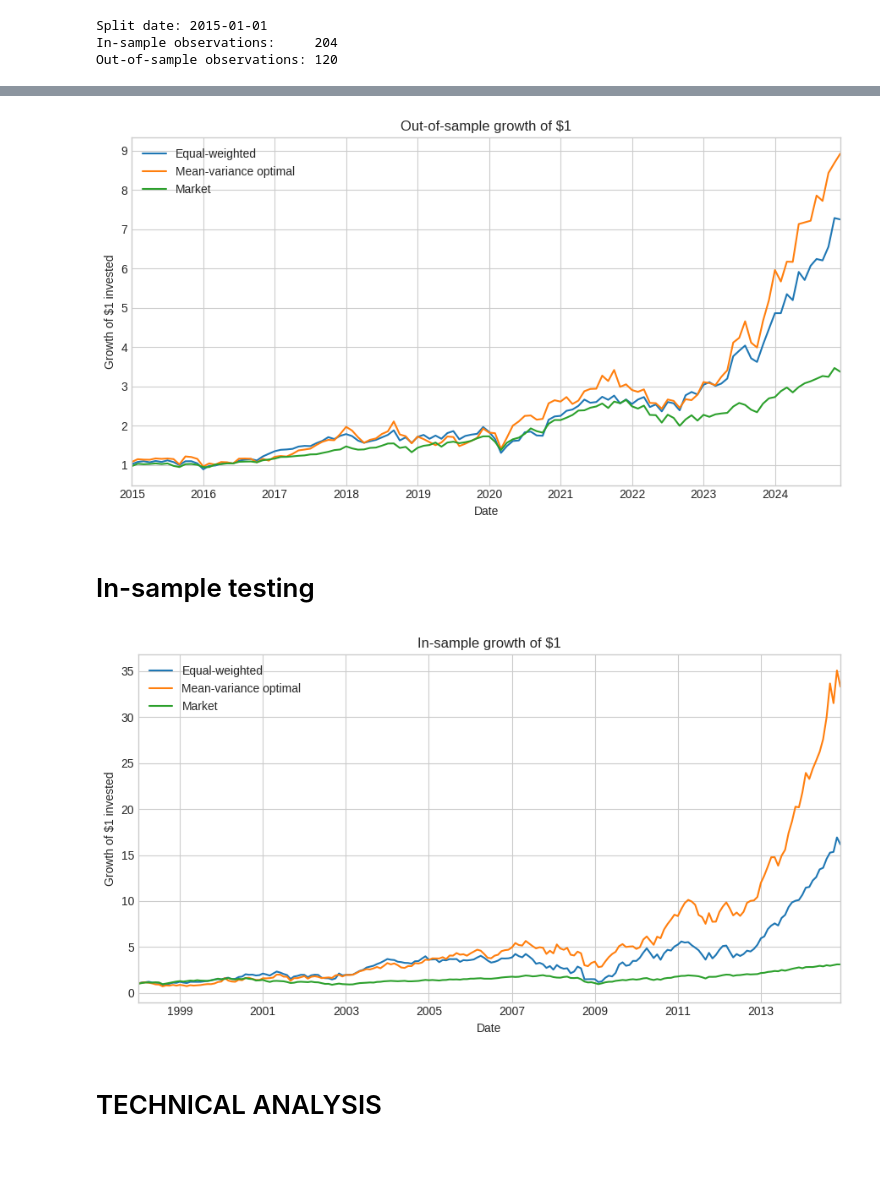
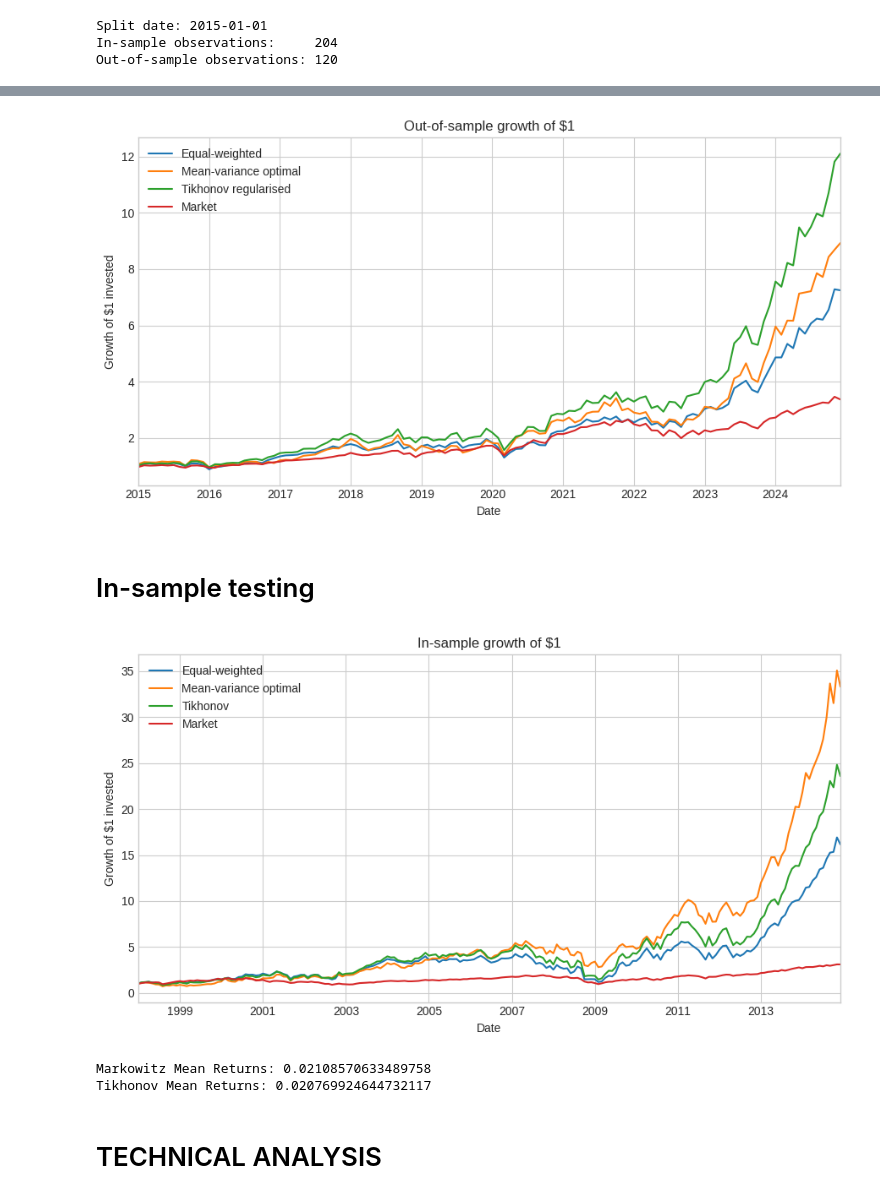
Before and after one commit to dwel760/A12Repository, a Jupyter notebook: A12/A12Notebook.ipynb, the cells around one changed output, grey strips where cells are left out. Drawn from its saved outputs; the diff is of its cells as text; code cells hidden in the pictures; blank space fills up the shorter version.

```diff
--- a/A12/A12Notebook.ipynb
+++ b/A12/A12Notebook.ipynb
@@ -599,32 +619,36 @@ perf_split
 # %%
 portfolio_eq_test = test[my_stock_selection] @ w_eq_train
 portfolio_mkv_test = test[my_stock_selection] @ w_mkv_train
+portfolio_tikh_test = test[my_stock_selection] @ w_tikhonov_train
 market_test = test['Mkt-RF'] + test['RF']
 
 wealth_paths = pd.DataFrame({
     'Equal-weighted': (1 + portfolio_eq_test).cumprod(),
     'Mean-variance optimal': (1 + portfolio_mkv_test).cumprod(),
+    'Tikhonov regularised': (1 + portfolio_tikh_test).cumprod(),
     'Market': (1 + market_test).cumprod(),
 }, index=test.index)
 
 ax = wealth_paths.plot(figsize=(9, 5))
 ax.set_title('Out-of-sample growth of $1')
 ax.set_xlabel('Date')
 ax.set_ylabel('Growth of $1 invested')
 plt.tight_layout()
 plt.show()
 # %% [output]
-[figure, old version]
+[figure, new version]
 # %% [markdown]
 # In-sample testing
 # %%
-portfolio_eq_test = train[my_stock_selection] @ w_eq_train
-portfolio_mkv_test = train[my_stock_selection] @ w_mkv_train
+portfolio_eq_train = train[my_stock_selection] @ w_eq_train
+portfolio_mkv_train = train[my_stock_selection] @ w_mkv_train
+portfolio_tikh_train = train[my_stock_selection] @ w_tikhonov_train
 market_test = train['Mkt-RF'] + train['RF']
 
 wealth_paths = pd.DataFrame({
-    'Equal-weighted': (1 + portfolio_eq_test).cumprod(),
-    'Mean-variance optimal': (1 + portfolio_mkv_test).cumprod(),
+    'Equal-weighted': (1 + portfolio_eq_train).cumprod(),
+    'Mean-variance optimal': (1 + portfolio_mkv_train).cumprod(),
+    'Tikhonov': (1 + portfolio_tikh_train).cumprod(),
     'Market': (1 + market_test).cumprod(),
 }, index=train.index)
 
@@ -635,7 +659,13 @@ ax.set_ylabel('Growth of $1 invested')
 plt.tight_layout()
 plt.show()
 # %% [output]
-[figure, old version]
+[figure, new version]
+# %%
+print("Markowitz Mean Returns:", portfolio_mkv_train.mean())
+print("Tikhonov Mean Returns:", portfolio_tikh_train.mean())
+# %% [output]
+Markowitz Mean Returns: 0.02108570633489758
+Tikhonov Mean Returns: 0.020769924644732117
 # %% [markdown]
 # TECHNICAL ANALYSIS
 # %%
```
Also changed, not shown: parts of 7 cells of this notebook.
